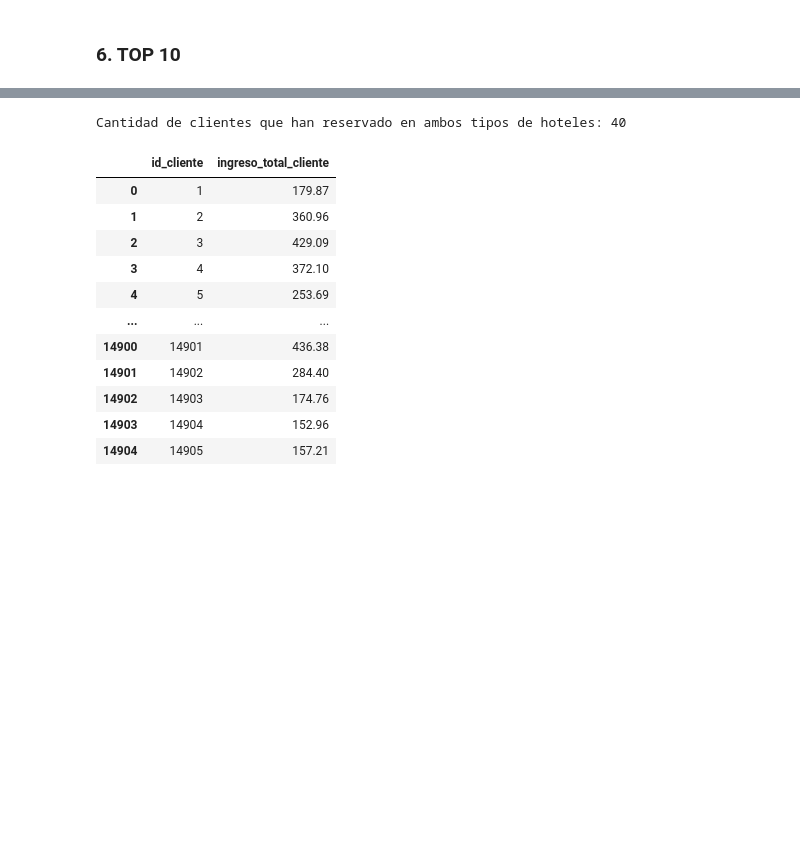
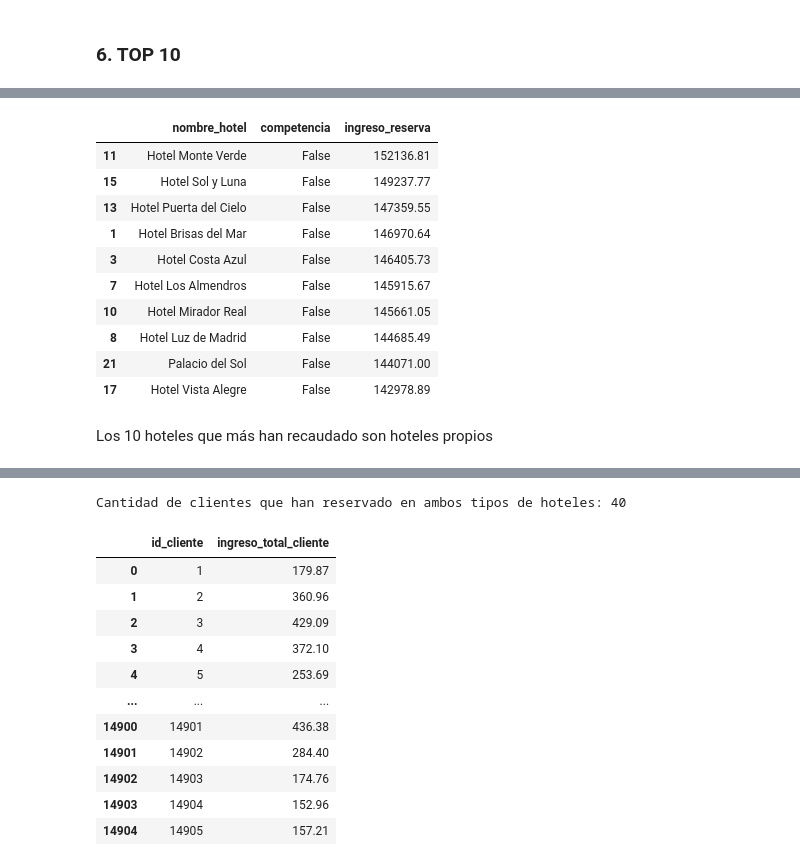
Before and after one commit to Vic4s/ETL_Hoteles, a Jupyter notebook: notebooks_final/graficos_final.ipynb, the cells around one changed output, grey strips where cells are left out. Cells and saved outputs as stored; diff of their text form; code cells hidden in the pictures; blank space fills up the shorter version.

```diff
--- a/notebooks_final/graficos_final.ipynb
+++ b/notebooks_final/graficos_final.ipynb
@@ -260,0 +295,19 @@ VERIFICAR SI LOS 10 HOTELES SON PROPIOS O DE LA COMPETENCIA
+# %%
+ingresos_hoteles = df_final.groupby(["nombre_hotel", "competencia"])["ingreso_reserva"].sum().round(2).reset_index()
+# %%
+df_top10_hoteles = ingresos_hoteles.sort_values(by="ingreso_reserva", ascending=False).head(10)
+df_top10_hoteles
+# %% [output]
+|  | nombre_hotel | competencia | ingreso_reserva |
+| 11 | Hotel Monte Verde | False | 152136.81 |
+| 15 | Hotel Sol y Luna | False | 149237.77 |
+| 13 | Hotel Puerta del Cielo | False | 147359.55 |
+| 1 | Hotel Brisas del Mar | False | 146970.64 |
+| 3 | Hotel Costa Azul | False | 146405.73 |
+| 7 | Hotel Los Almendros | False | 145915.67 |
+| 10 | Hotel Mirador Real | False | 145661.05 |
+| 8 | Hotel Luz de Madrid | False | 144685.49 |
+| 21 | Palacio del Sol | False | 144071.00 |
+| 17 | Hotel Vista Alegre | False | 142978.89 |
+# %% [markdown]
+Los 10 hoteles que más han recaudado son hoteles propios
```
Also changed, not shown: parts of 21 cells of this notebook, 1 other file.
